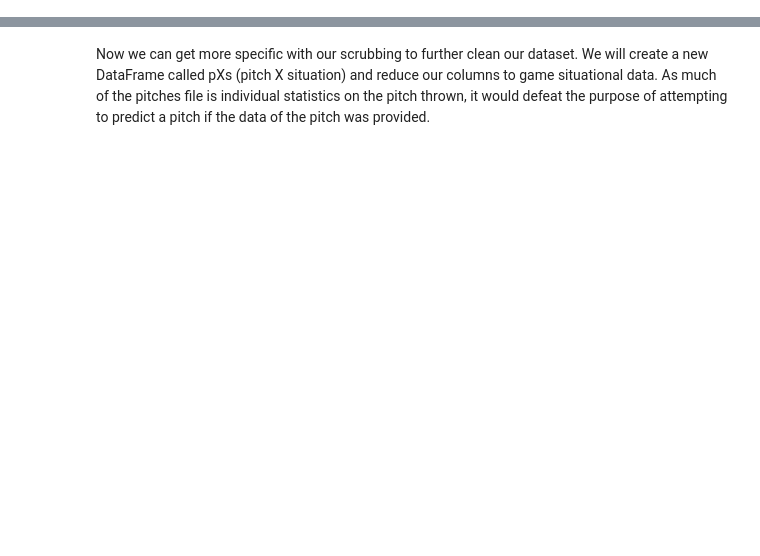
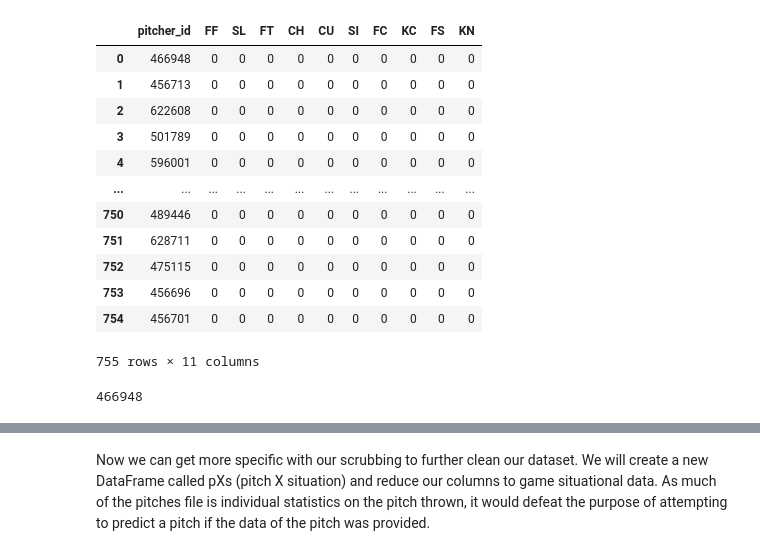
Before and after one commit to yshong211/mlb_ant, a Jupyter notebook: mlb_pitch_prediction.ipynb, the cells around one changed output, grey strips where cells are left out. Saved outputs shown, nothing was run; the diff lists cells and outputs as text; code cells hidden in the pictures; blank space fills up the shorter version.

```diff
--- a/mlb_pitch_prediction.ipynb
+++ b/mlb_pitch_prediction.ipynb
@@ -289,6 +294,26 @@ new_1718.head()
 # %%
 # Using only 2018 year
 data18 = data[data['year'] == '2018']
+# %%
+new_17
+# %% [output]
+|  | pitcher_id | FF | SL | FT | CH | CU | SI | FC | KC | FS | KN |
+| 0 | 466948 | 0 | 0 | 0 | 0 | 0 | 0 | 0 | 0 | 0 | 0 |
+| 1 | 456713 | 0 | 0 | 0 | 0 | 0 | 0 | 0 | 0 | 0 | 0 |
+| 2 | 622608 | 0 | 0 | 0 | 0 | 0 | 0 | 0 | 0 | 0 | 0 |
+| 3 | 501789 | 0 | 0 | 0 | 0 | 0 | 0 | 0 | 0 | 0 | 0 |
+| 4 | 596001 | 0 | 0 | 0 | 0 | 0 | 0 | 0 | 0 | 0 | 0 |
+| ... | ... | ... | ... | ... | ... | ... | ... | ... | ... | ... | ... |
+| 750 | 489446 | 0 | 0 | 0 | 0 | 0 | 0 | 0 | 0 | 0 | 0 |
+| 751 | 628711 | 0 | 0 | 0 | 0 | 0 | 0 | 0 | 0 | 0 | 0 |
+| 752 | 475115 | 0 | 0 | 0 | 0 | 0 | 0 | 0 | 0 | 0 | 0 |
+| 753 | 456696 | 0 | 0 | 0 | 0 | 0 | 0 | 0 | 0 | 0 | 0 |
+| 754 | 456701 | 0 | 0 | 0 | 0 | 0 | 0 | 0 | 0 | 0 | 0 |
+755 rows × 11 columns
+# %%
+new_17.loc[0, "pitcher_id"]
+# %% [output]
+466948
 # %%
 # Merging the data with names
 data18 = pd.merge(data18, names, left_on = 'pitcher_id', right_on = 'id')
```
Also changed, not shown: parts of 100 cells of this notebook.
